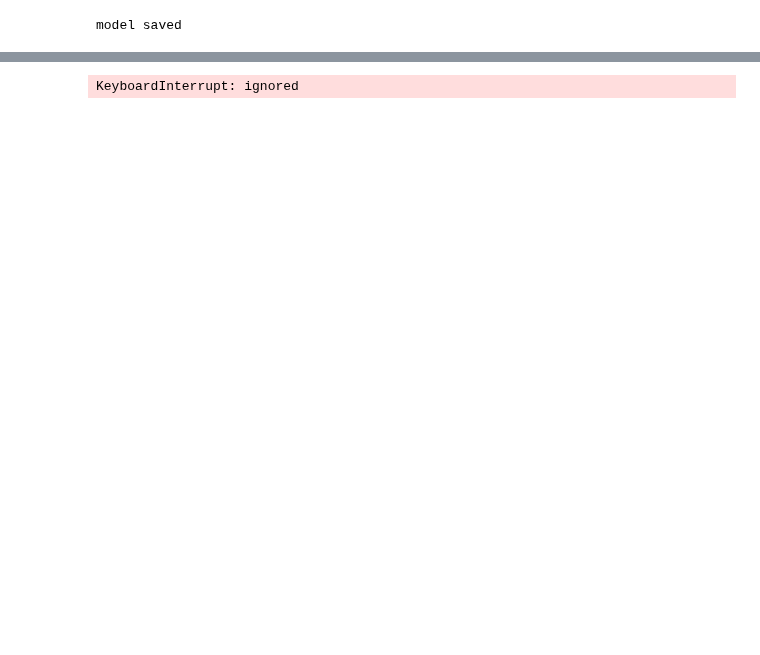
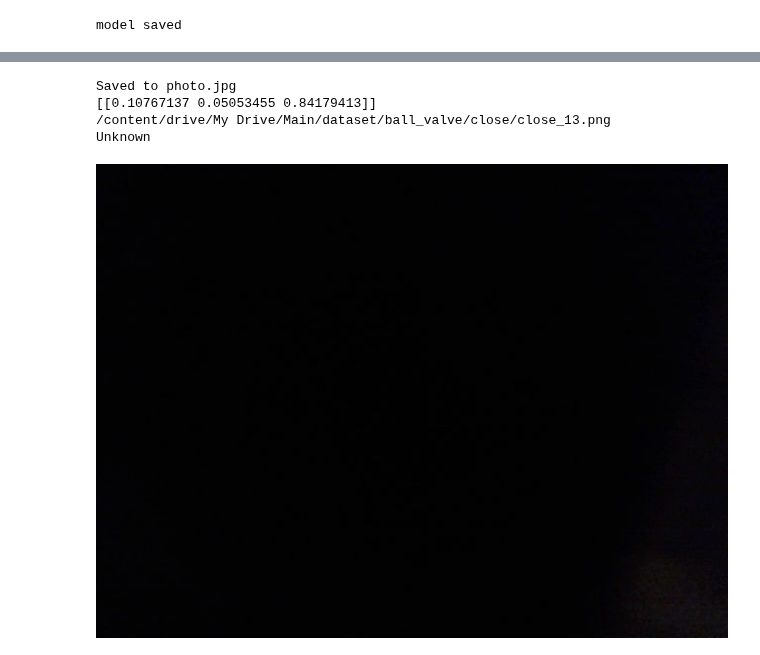
Before and after one commit to ashish-y/google-colab-transfer-learning, a Jupyter notebook: EfficientNet_v3.ipynb, the cells around one changed output, grey strips where cells are left out. Cells and saved outputs as stored; diff of their text form; code cells hidden in the pictures; blank space fills up the shorter version.

```diff
--- a/EfficientNet_v3.ipynb
+++ b/EfficientNet_v3.ipynb
@@ -193,6 +190,8 @@ KeyError: ignored
 # %%
 from tensorflow.keras.models import load_model
 from tensorflow.keras.preprocessing import image
-loaded_model = load_model('best_model_B7_v3.h5')
+loaded_model = load_model('best_model_B7_colab.h5')
+# %%
+class_name = {'1':'Close', '2': 'Open', '3': 'Unknown'}
 # %%
 #prediction
@@ -264,33 +279,28 @@ def take_photo(filename='photo.jpg', quality=0.8):
 import numpy as np
 from tensorflow.keras.models import load_model
 from tensorflow.keras.preprocessing import image
-loaded_model = load_model('best_model_B7_v3.h5')
+loaded_model = load_model('best_model_B7_colab.h5')
 # %%
 from IPython.display import Image
 try:
   filename = take_photo()
   print('Saved to {}'.format(filename))
-  img_pred = image.load_img(path, target_size=(150, 150))
-  img_pred = image.img_to_array(img_pred)
-  img_pred = np.expand_dims(img_pred, axis=0)
-  # images = np.vstack([img_pred])
-  # img_pred = img_pred/255
-  img_pred = img_pred/255
-  rslt = loaded_model.predict(img_pred)
+  image = cv2.imread(filename)
+  image = cv2.resize(image, (224, 224))
+  image = image/255
+  rslt = loaded_model.predict(np.array([image]))
   print(rslt)
-  print(np.argmax(rslt))
-  if np.argmax(rslt) == 0:
-    print("Close")
-  elif np.argmax(rslt) == 1:
-    print("Open")
-  else:
-    print("Unknown")
-  # Show the image which was just taken.
+  print(path)
+  print(class_name[str(np.argmax(rslt)+1)])
   display(Image(filename))
 except Exception as err:
   # Errors will be thrown if the user does not have a webcam or if they do not
   # grant the page permission to access it.
   print(str(err))
 # %% [output]
 [interactive output not drawn]
-KeyboardInterrupt: ignored
+Saved to photo.jpg
+[[0.10767137 0.05053455 0.84179413]]
+/content/drive/My Drive/Main/dataset/ball_valve/close/close_13.png
+Unknown
+[figure, added]
```
Also changed, not shown: parts of 8 cells of this notebook.
